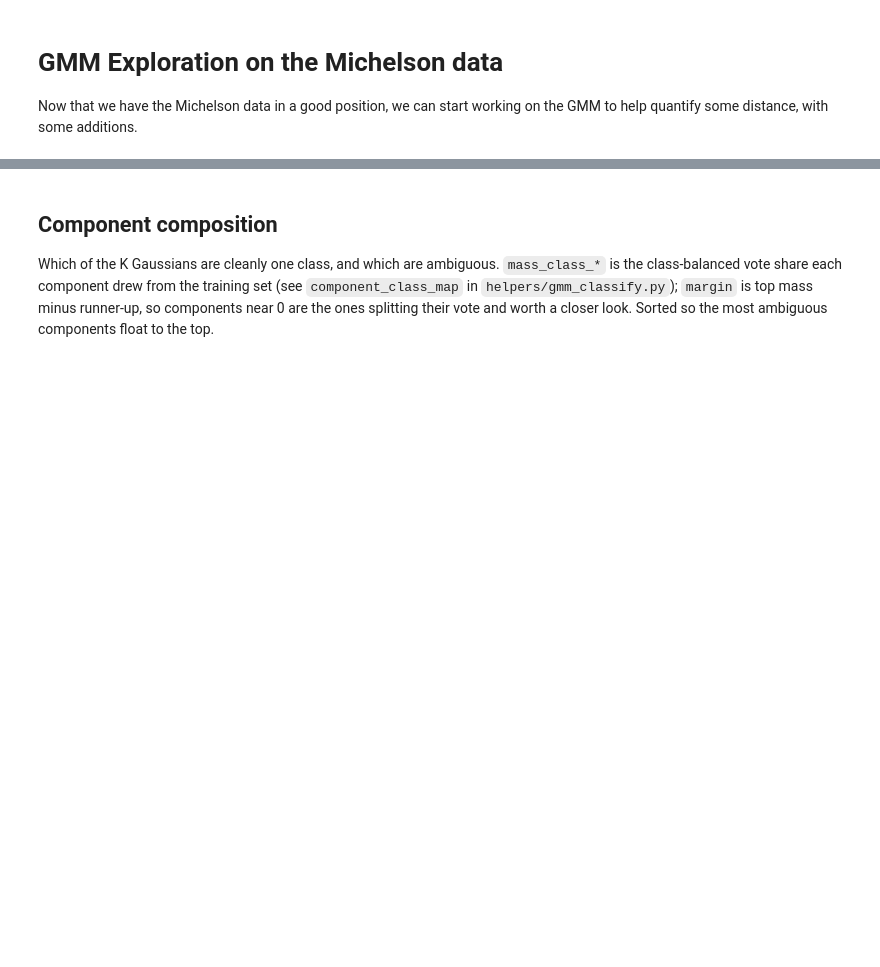
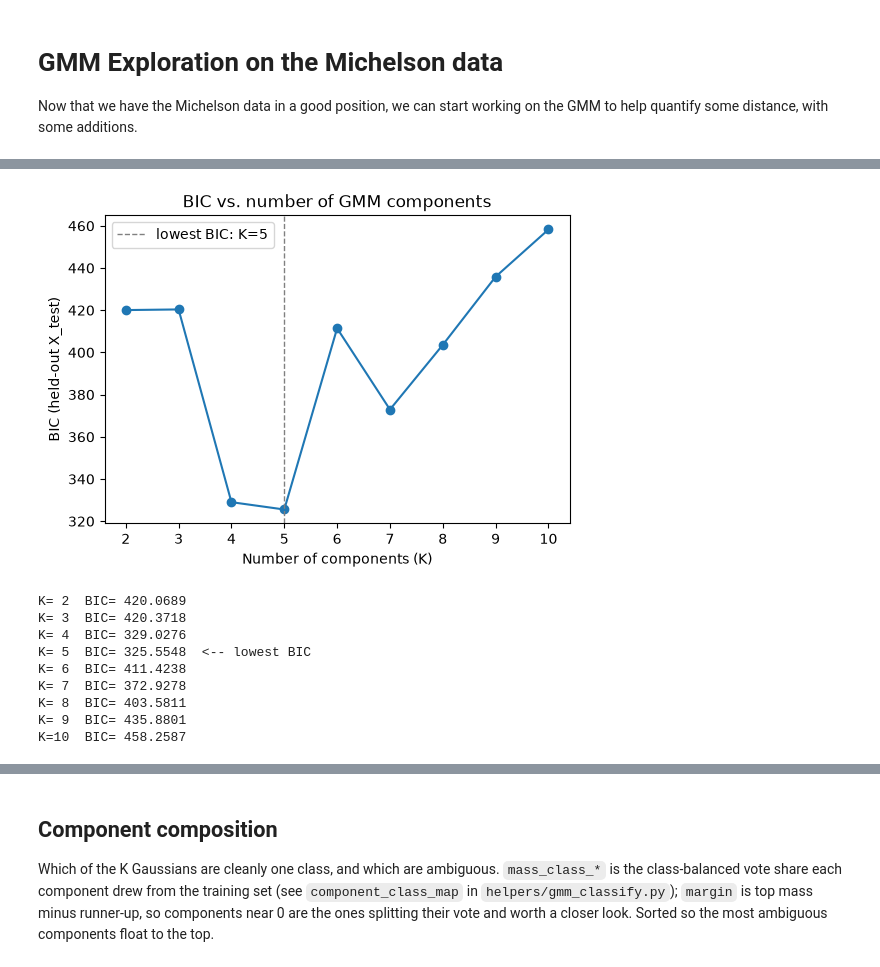
Before and after one commit to mitchell-foote/dwarfhunt, a Jupyter notebook: michelson-repro/michelson-gmm-exploration.ipynb, the cells around one changed output, grey strips where cells are left out. Cells and saved outputs as stored; diff of their text form; code cells hidden in the pictures; blank space fills up the shorter version.

```diff
--- a/michelson-repro/michelson-gmm-exploration.ipynb
+++ b/michelson-repro/michelson-gmm-exploration.ipynb
@@ -91,3 +99,36 @@ Number of missing grid points: 0
+# %%
+K_candidates = range(2, 11)
+bic_scores = []
+for k in K_candidates:
+    candidate = GMMClassifier(n_components=k, random_state=0).fit(X_train, Y_train)
+    bic_scores.append(candidate.bic(X_test))
+
+best_k = K_candidates[int(np.argmin(bic_scores))]
+
+fig, ax = plt.subplots(figsize=(6, 4))
+ax.plot(list(K_candidates), bic_scores, marker="o")
+ax.axvline(best_k, color="0.5", linestyle="--", linewidth=1,
+           label=f"lowest BIC: K={best_k}")
+ax.set_xlabel("Number of components (K)")
+ax.set_ylabel("BIC (held-out X_test)")
+ax.set_title("BIC vs. number of GMM components")
+ax.legend()
+plt.show()
+
+for k, bic_val in zip(K_candidates, bic_scores):
+    flag = "  <-- lowest BIC" if k == best_k else ""
+    print(f"K={k:2d}  BIC={bic_val:9.4f}{flag}")
+# %% [output]
+[figure, added]
+K= 2  BIC= 420.0689
+K= 3  BIC= 420.3718
+K= 4  BIC= 329.0276
+K= 5  BIC= 325.5548  <-- lowest BIC
+K= 6  BIC= 411.4238
+K= 7  BIC= 372.9278
+K= 8  BIC= 403.5811
+K= 9  BIC= 435.8801
+K=10  BIC= 458.2587
 # %%
 # Number of Gaussian components. The dwarfs trace a T_eff curve and the
 # galaxies trace redshift curves, not single blobs -- K > n_classes lets the
```
Also changed, not shown: parts of 9 cells of this notebook, 1 other file.
